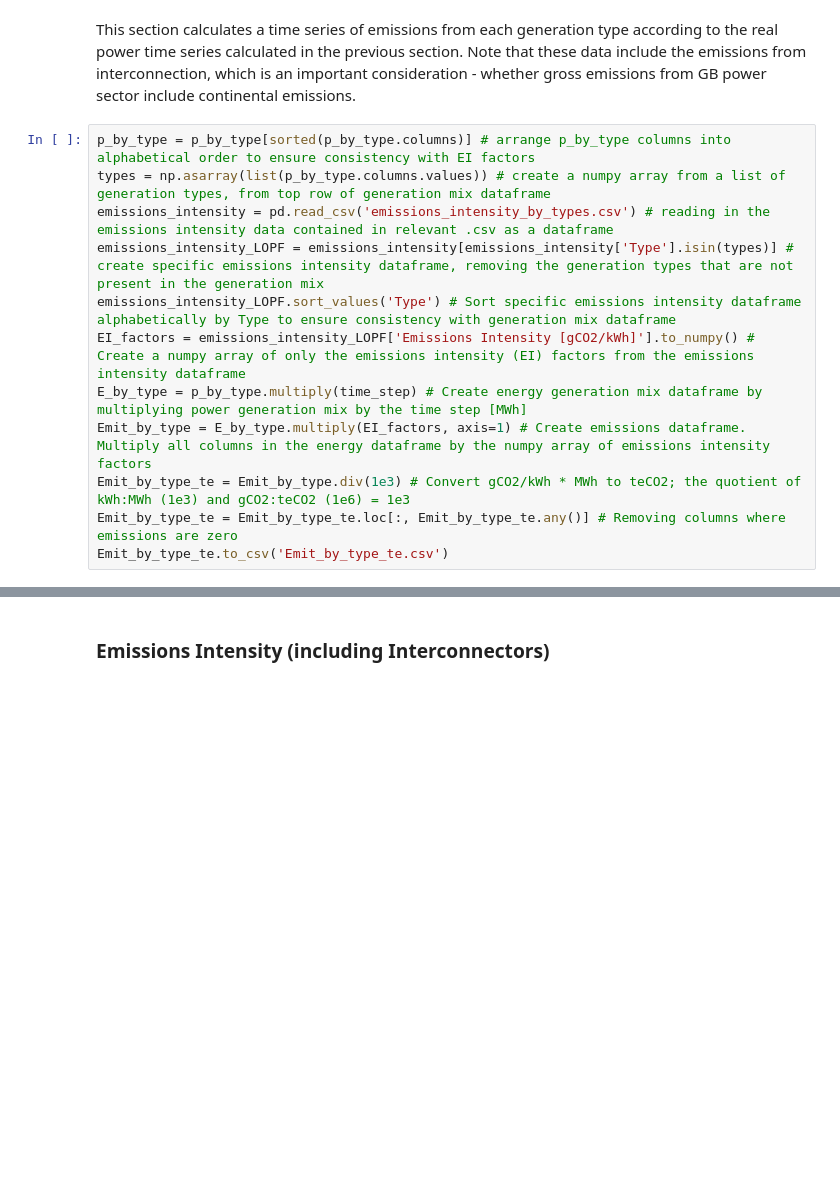
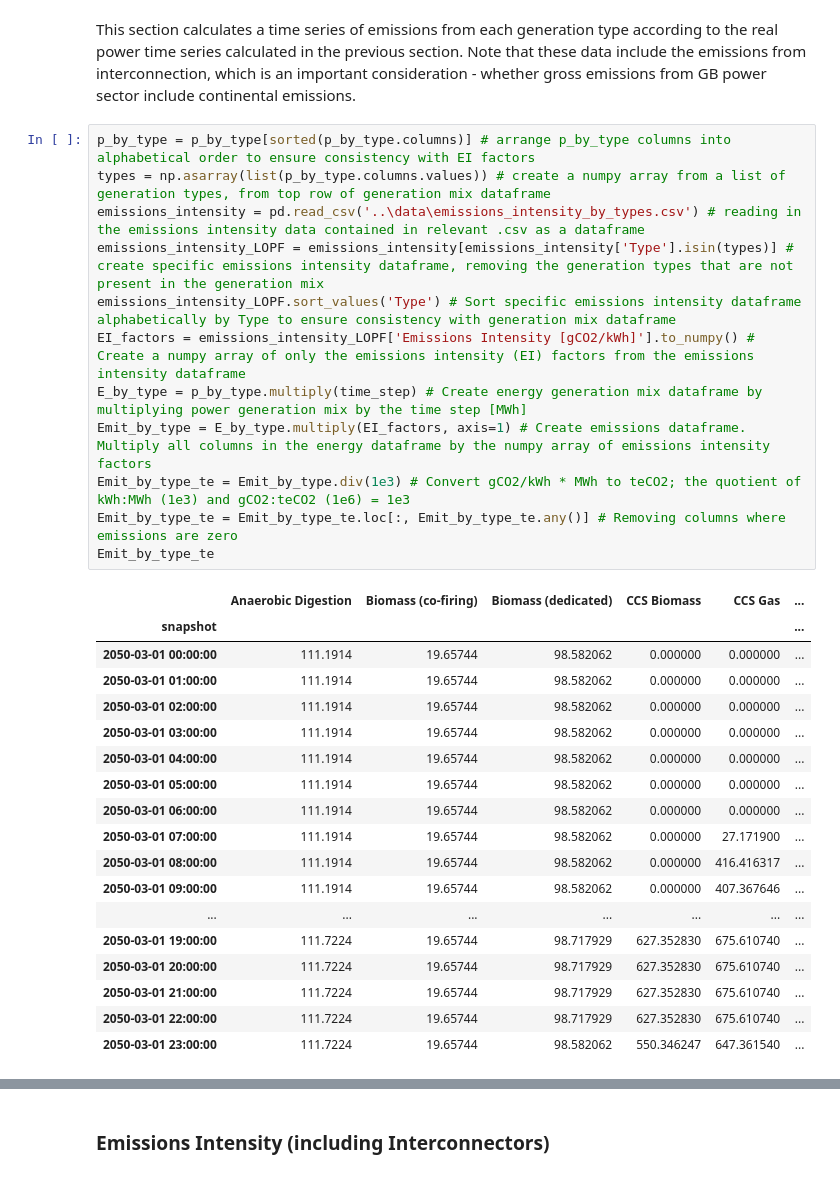
Before and after one commit to andrewlyden/PyPSA-GB, a Jupyter notebook: notebooks/5c - LOPF Future - Floating Wind, Marine and Emissions Modelling.ipynb, the cells around one changed output, grey strips where cells are left out. Saved outputs shown, nothing was run; the diff lists cells and outputs as text; blank space fills up the shorter version.

```diff
--- a/notebooks/5c - LOPF Future - Floating Wind, Marine and Emissions Modelling.ipynb
+++ b/notebooks/5c - LOPF Future - Floating Wind, Marine and Emissions Modelling.ipynb
@@ -281,15 +279,34 @@ This section calculates a time series of emissions from each generation type acc
 # %%
 p_by_type = p_by_type[sorted(p_by_type.columns)] # arrange p_by_type columns into alphabetical order to ensure consistency with EI factors
 types = np.asarray(list(p_by_type.columns.values)) # create a numpy array from a list of generation types, from top row of generation mix dataframe
-emissions_intensity = pd.read_csv('emissions_intensity_by_types.csv') # reading in the emissions intensity data contained in relevant .csv as a dataframe
+emissions_intensity = pd.read_csv('..\data\emissions_intensity_by_types.csv') # reading in the emissions intensity data contained in relevant .csv as a dataframe
 emissions_intensity_LOPF = emissions_intensity[emissions_intensity['Type'].isin(types)] # create specific emissions intensity dataframe, removing the generation types that are not present in the generation mix
 emissions_intensity_LOPF.sort_values('Type') # Sort specific emissions intensity dataframe alphabetically by Type to ensure consistency with generation mix dataframe
 EI_factors = emissions_intensity_LOPF['Emissions Intensity [gCO2/kWh]'].to_numpy() # Create a numpy array of only the emissions intensity (EI) factors from the emissions intensity dataframe
 E_by_type = p_by_type.multiply(time_step) # Create energy generation mix dataframe by multiplying power generation mix by the time step [MWh]
 Emit_by_type = E_by_type.multiply(EI_factors, axis=1) # Create emissions dataframe. Multiply all columns in the energy dataframe by the numpy array of emissions intensity factors
 Emit_by_type_te = Emit_by_type.div(1e3) # Convert gCO2/kWh * MWh to teCO2; the quotient of kWh:MWh (1e3) and gCO2:teCO2 (1e6) = 1e3
 Emit_by_type_te = Emit_by_type_te.loc[:, Emit_by_type_te.any()] # Removing columns where emissions are zero
-Emit_by_type_te.to_csv('Emit_by_type_te.csv')
+Emit_by_type_te
+# %% [output]
+|  | Anaerobic Digestion | Biomass (co-firing) | Biomass (dedicated) | CCS Biomass | CCS Gas | ... |
+| snapshot |  |  |  |  |  | ... |
+| 2050-03-01 00:00:00 | 111.1914 | 19.65744 | 98.582062 | 0.000000 | 0.000000 | ... |
+| 2050-03-01 01:00:00 | 111.1914 | 19.65744 | 98.582062 | 0.000000 | 0.000000 | ... |
+| 2050-03-01 02:00:00 | 111.1914 | 19.65744 | 98.582062 | 0.000000 | 0.000000 | ... |
+| 2050-03-01 03:00:00 | 111.1914 | 19.65744 | 98.582062 | 0.000000 | 0.000000 | ... |
+| 2050-03-01 04:00:00 | 111.1914 | 19.65744 | 98.582062 | 0.000000 | 0.000000 | ... |
+| 2050-03-01 05:00:00 | 111.1914 | 19.65744 | 98.582062 | 0.000000 | 0.000000 | ... |
+| 2050-03-01 06:00:00 | 111.1914 | 19.65744 | 98.582062 | 0.000000 | 0.000000 | ... |
+| 2050-03-01 07:00:00 | 111.1914 | 19.65744 | 98.582062 | 0.000000 | 27.171900 | ... |
+| 2050-03-01 08:00:00 | 111.1914 | 19.65744 | 98.582062 | 0.000000 | 416.416317 | ... |
+| 2050-03-01 09:00:00 | 111.1914 | 19.65744 | 98.582062 | 0.000000 | 407.367646 | ... |
+| ... | ... | ... | ... | ... | ... | ... |
+| 2050-03-01 19:00:00 | 111.7224 | 19.65744 | 98.717929 | 627.352830 | 675.610740 | ... |
+| 2050-03-01 20:00:00 | 111.7224 | 19.65744 | 98.717929 | 627.352830 | 675.610740 | ... |
+| 2050-03-01 21:00:00 | 111.7224 | 19.65744 | 98.717929 | 627.352830 | 675.610740 | ... |
+| 2050-03-01 22:00:00 | 111.7224 | 19.65744 | 98.717929 | 627.352830 | 675.610740 | ... |
+| 2050-03-01 23:00:00 | 111.7224 | 19.65744 | 98.582062 | 550.346247 | 647.361540 | ... |
 # %%
 fig, ax = plt.subplots(1, 1)
 fig.set_size_inches(15,10)
```
Also changed, not shown: parts of 21 cells of this notebook, 14 other files.
